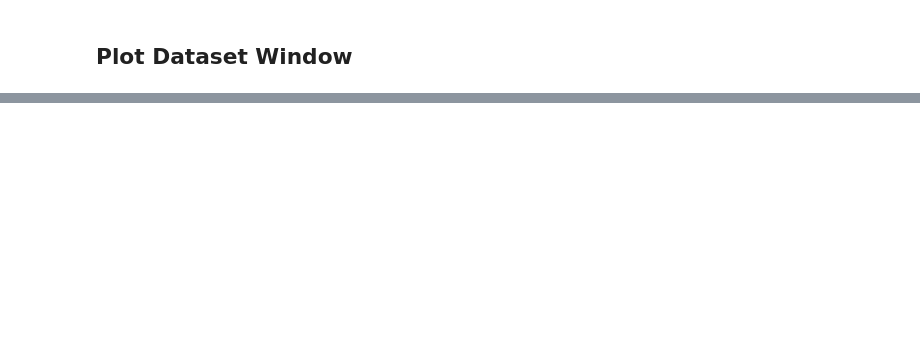
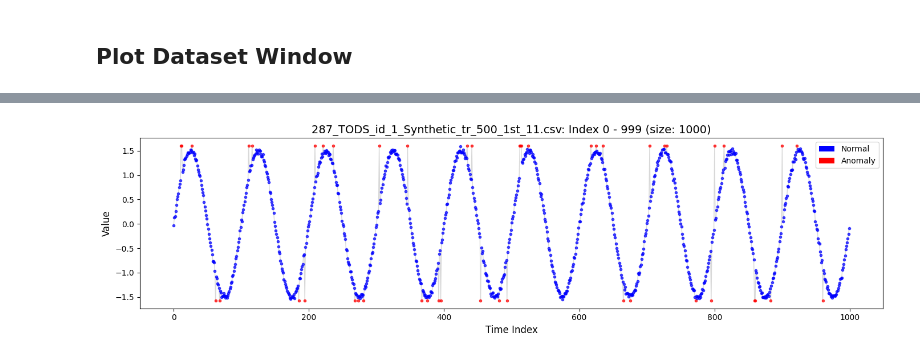
Before and after one commit to LukasKachel/TSB-AD-TEST, a Jupyter notebook: src/explore_dataset.ipynb, the cells around one changed output, grey strips where cells are left out. Cells and saved outputs as stored; diff of their text form; code cells hidden in the pictures; blank space fills up the shorter version.

```diff
--- a/src/explore_dataset.ipynb
+++ b/src/explore_dataset.ipynb
@@ -100,0 +113,84 @@ Anomalies in window: 134 / 300
+# %%
+from matplotlib.patches import Patch
+
+DS_START_INDEX = 0
+DS_WINDOW_SIZE = 1000
+DATASET_NAME = "TODS"
+DATASET_IDS = sorted({int(file.name.split('_')[0]) for file in DATASET_DIRECTORY.glob(f'*{DATASET_NAME}*.csv')})
+
+for dataset_id in DATASET_IDS:
+    pattern = f"{dataset_id}_*{DATASET_NAME}*.csv"
+    files = list(DATASET_DIRECTORY.glob(pattern))
+
+    print("=" * 100)
+    print(f"Dataset pattern: {pattern}")
+
+    if len(files) == 0:
+        print("No files found. Please check the directory and pattern.")
+        continue
+    if len(files) > 1:
+        print("Multiple files found. Please specify the exact file to use.")
+        for file in files:
+            print(f" - {file.name}")
+        continue
+
+    dataset_path = files[0]
+    print(f"Dataset file: {dataset_path.name}")
+
+    df = pd.read_csv(dataset_path).dropna()
+    data = df.iloc[:, :-1].values.astype(float)
+    labels = df['Label'].astype(int).to_numpy()
+
+    print(f"Dataset shape: {data.shape}")
+    print(f"Labels shape: {labels.shape}")
+
+    anomaly_indices = np.where(labels == 1)[0]
+    print("Anomaly index ranges:")
+    if len(anomaly_indices) == 0:
+        print(" - No anomalies found")
+    else:
+        # set start index to first occurrence of anomaly
+        DS_START_INDEX = anomaly_indices[0] - 100 if anomaly_indices[0] >= 100 else 0
+        ranges = []
+        start = anomaly_indices[0]
+        for i in range(1, len(anomaly_indices)):
+            if anomaly_indices[i] != anomaly_indices[i - 1] + 1:
+                ranges.append((start, anomaly_indices[i - 1]))
+                start = anomaly_indices[i]
+        ranges.append((start, anomaly_indices[-1]))
+        for start, end in ranges:
+            print(f" - {start} to {end} (size: {end - start + 1})")
+
+    end_index = min(DS_START_INDEX + DS_WINDOW_SIZE, len(data))
+    window_data = data[DS_START_INDEX:end_index]
+    window_labels = labels[DS_START_INDEX:end_index]
+    indices = np.arange(DS_START_INDEX, end_index)
+
+    fig, ax = plt.subplots(figsize=(14, 4))
+
+    for i, (idx, point) in enumerate(zip(indices, window_data)):
+        color = 'red' if window_labels[i] == 1 else 'blue'
+        ax.plot(idx, point, 'o', color=color, markersize=3, alpha=0.7)
+
+    ax.plot(indices, window_data, color='gray', alpha=0.3, linewidth=1, zorder=0)
+
+    ax.set_xlabel('Time Index', fontsize=12)
+    ax.set_ylabel('Value', fontsize=12)
+    ax.set_title(
+        f'{dataset_path.name}: Index {DS_START_INDEX} - {end_index - 1} '
+        f'(size: {len(window_data)})',
+        fontsize=14,
+    )
+
+    legend_elements = [
+        Patch(facecolor='blue', label='Normal'),
+        Patch(facecolor='red', label='Anomaly')
+    ]
+    ax.legend(handles=legend_elements, loc='upper right')
+
+    plt.tight_layout()
+    plt.show()
+
+    print(f"Anomalies in window: {np.sum(window_labels)} / {len(window_labels)}")
+    print()
+# %% [output]
@@ -100,0 +214 @@ Anomalies in window: 134 / 300
+[figure, added]
```
Also changed, not shown: parts of 3 cells of this notebook.
